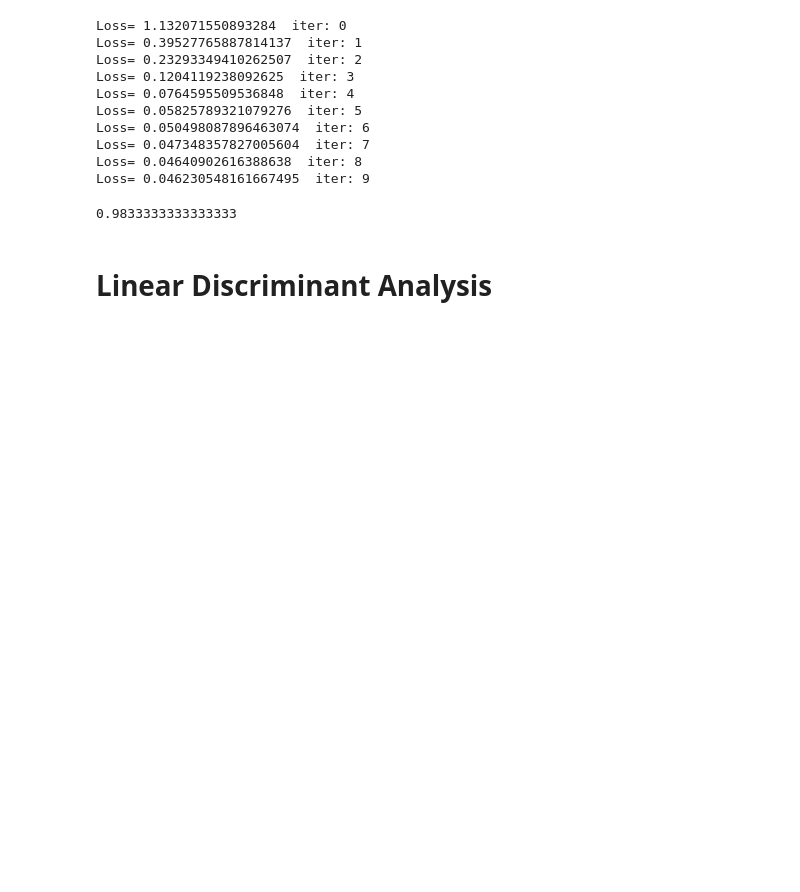
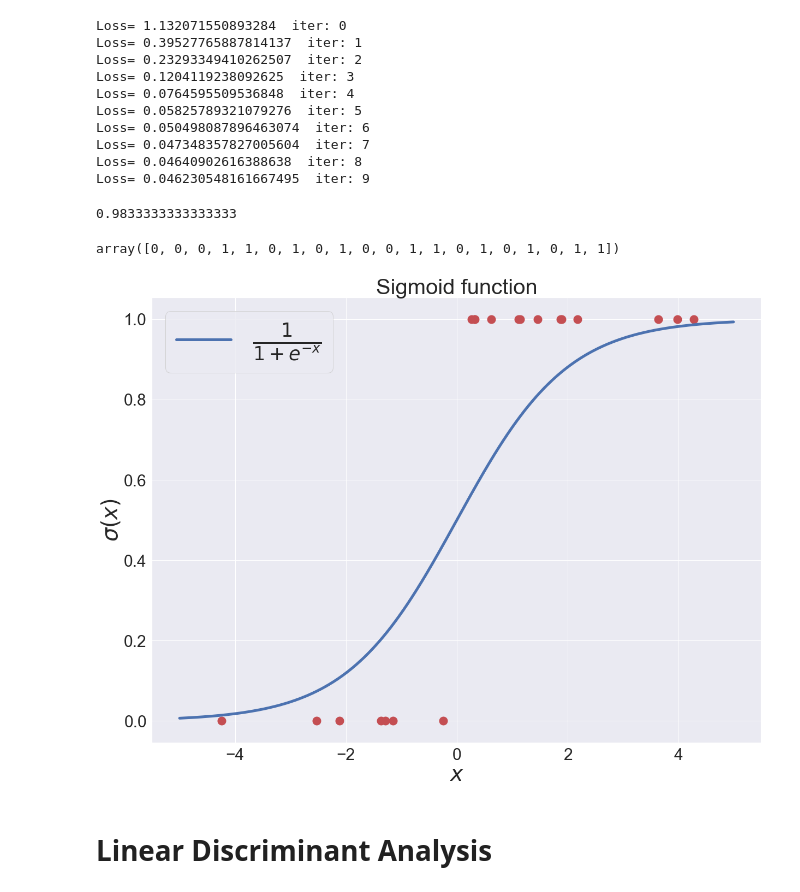
Before and after one commit to joaomvg/machine-learning-algorithms, a Jupyter notebook: Linear_classifiers.ipynb, the cells around one changed output. Cells and saved outputs as stored; diff of their text form; code cells hidden in the pictures; blank space fills up the shorter version.

```diff
--- a/Linear_classifiers.ipynb
+++ b/Linear_classifiers.ipynb
@@ -385,3 +426,23 @@ Loss= 0.046230548161667495  iter: 9
+# %%
+choice=np.random.choice(np.arange(-5,5,0.01),20,replace=False)
+# %%
+(choice>=0.5).astype('int')
+# %% [output]
+array([0, 0, 0, 1, 1, 0, 1, 0, 1, 0, 0, 1, 1, 0, 1, 0, 1, 0, 1, 1])
+# %%
+plt.figure(figsize=(20,15))
+plt.plot(np.arange(-5,5,0.01),y,label=r'$\frac{1}{1+e^{-x}}$',linewidth=5)
+plt.legend(fontsize=50)
+plt.scatter(choice,(sigma(choice)>=0.5).astype('int'),color='r',linewidth=10)
+plt.xticks(fontsize=30)
+plt.yticks(fontsize=30)
+plt.xlabel(r'$x$',fontsize=40)
+plt.ylabel(r'$\sigma(x)$',fontsize=40)
+plt.title("Sigmoid function",fontsize=40)
+plt.savefig('../joaomvg.github.io/content/images/sigmoid.png',dpi=150)
+plt.show()
+# %% [output]
+[figure, added]
 # %% [markdown]
 # Linear Discriminant Analysis
 # %% [markdown]
```
Also changed, not shown: parts of 14 cells of this notebook, 4 other files.
